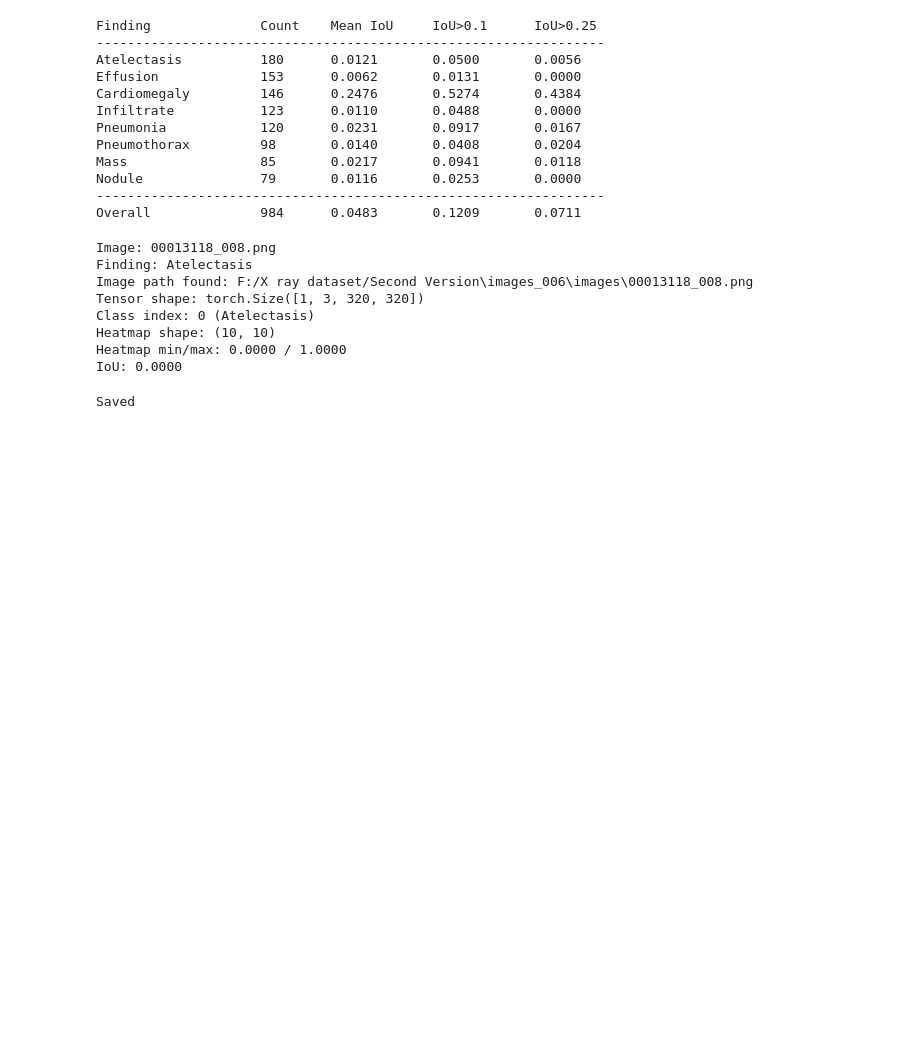
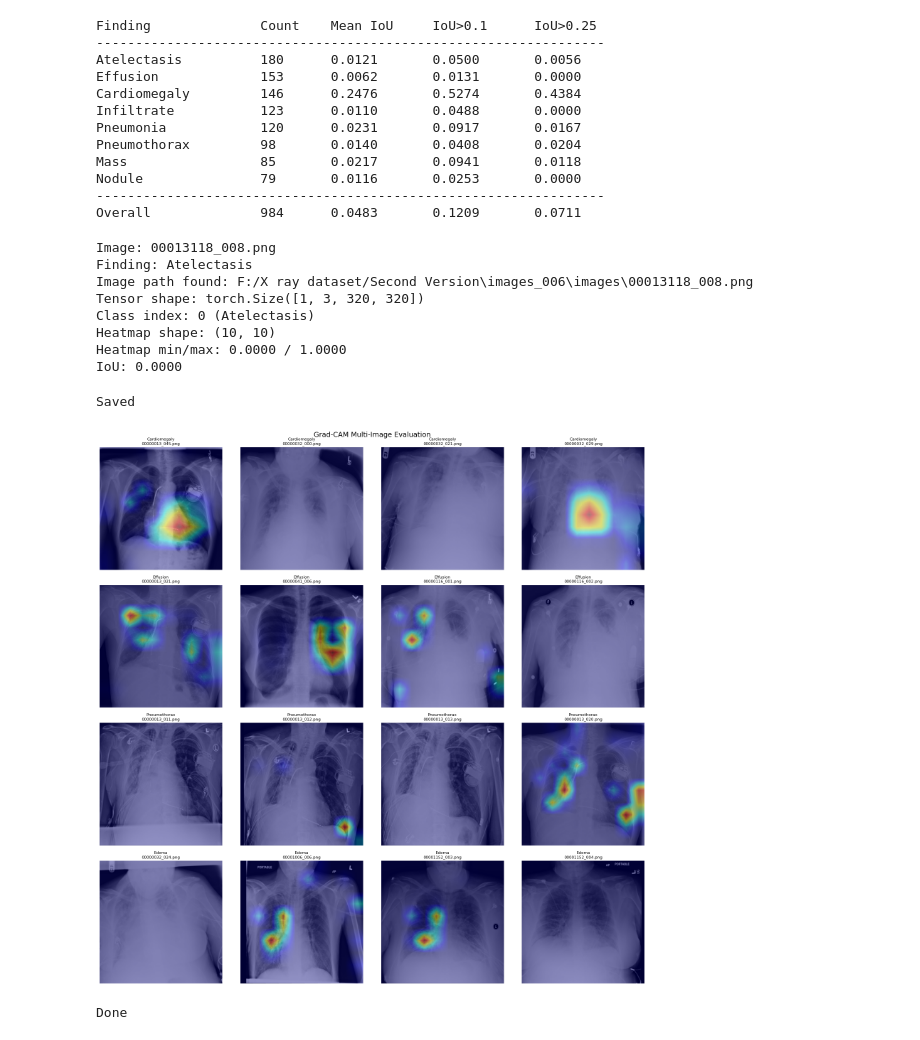
Before and after one commit to shamratneero/cxr-triage, a Jupyter notebook: src/inference/gradcam.ipynb, the cells around one changed output. Drawn from its saved outputs; the diff is of its cells as text; code cells hidden in the pictures; blank space fills up the shorter version.

Commit message:
grad cam

```diff
--- a/src/inference/gradcam.ipynb
+++ b/src/inference/gradcam.ipynb
@@ -424,3 +424,59 @@ with open('D:/cxr-triage/notebooks/gradcam_iou_results.json', 'w') as f:
 print("Saved")
 # %% [output]
 Saved
+# %%
+# Test Grad-CAM on 5 images each for our strongest AUC classes
+test_findings = {
+    'Cardiomegaly': 'Cardiomegaly',  # should show heart center
+    'Effusion': 'Effusion',           # should show lower lung/costophrenic angle
+    'Pneumothorax': 'Pneumothorax',   # should show lung apex/pleural edge
+    'Edema': 'Edema'                  # should show bilateral lung fields
+}
+
+fig, axes = plt.subplots(len(test_findings), 4, figsize=(16, 4*len(test_findings)))
+
+for row_idx, (finding, label) in enumerate(test_findings.items()):
+    # Get pure cases only
+    pure_cases = test_df[test_df['Finding Labels'] == finding]
+    if len(pure_cases) == 0:
+        pure_cases = test_df[test_df['Finding Labels'].str.contains(finding)]
+
+    class_idx = LABELS.index(label)
+
+    for col_idx in range(4):
+        if col_idx >= len(pure_cases):
+            break
+
+        sample = pure_cases.iloc[col_idx]
+
+        # Find image
+        image_path = None
+        for folder in [f"images_{str(i).zfill(3)}" for i in range(1, 13)]:
+            path = os.path.join(IMAGE_ROOT, folder, "images", sample['Image Index'])
+            if os.path.exists(path):
+                image_path = path
+                break
+
+        if image_path is None:
+            continue
+
+        # Generate heatmap
+        img = PILImage.open(image_path).convert('RGB')
+        original_np = np.array(img.resize((320, 320)))
+        img_tensor = transform(img).unsqueeze(0)
+
+        heatmap = gradcam.generate(img_tensor.clone(), class_idx)
+        overlay, _ = gradcam.overlay(heatmap, original_np)
+
+        axes[row_idx, col_idx].imshow(overlay)
+        axes[row_idx, col_idx].set_title(f'{finding}\n{sample["Image Index"]}', fontsize=8)
+        axes[row_idx, col_idx].axis('off')
+
+plt.suptitle('Grad-CAM Multi-Image Evaluation', fontsize=14)
+plt.tight_layout()
+plt.savefig('D:/cxr-triage/notebooks/gradcam_multi_eval.png', dpi=150, bbox_inches='tight')
+plt.show()
+print("Done")
+# %% [output]
+[figure, added]
+Done
```
Also changed, not shown: parts of 2 cells of this notebook, 2 other files.
